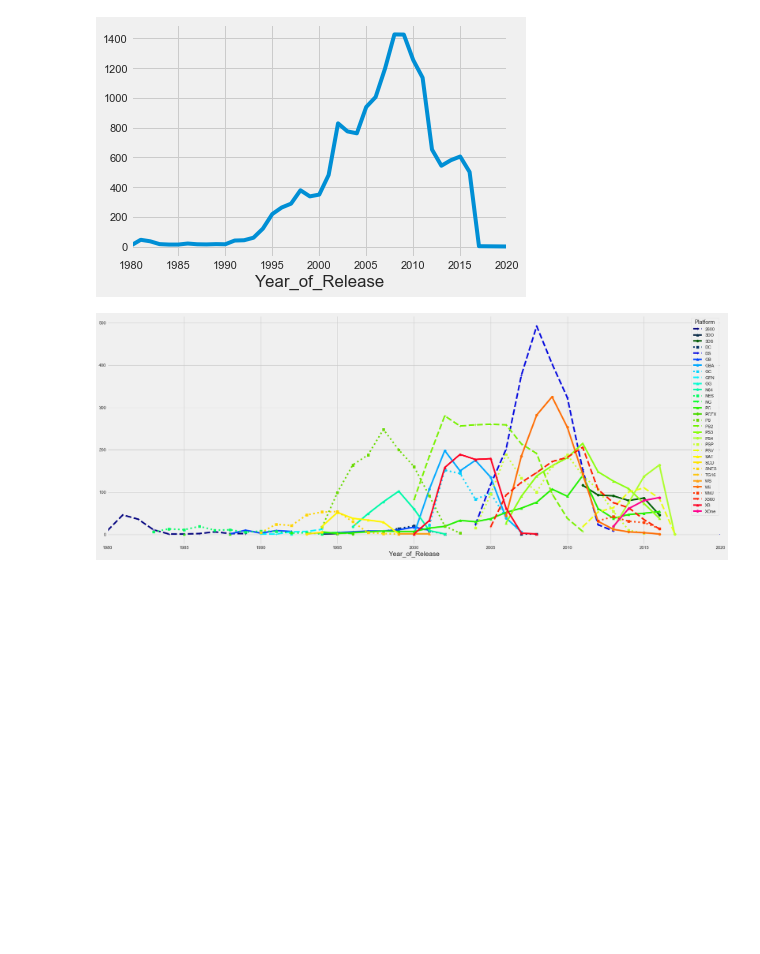
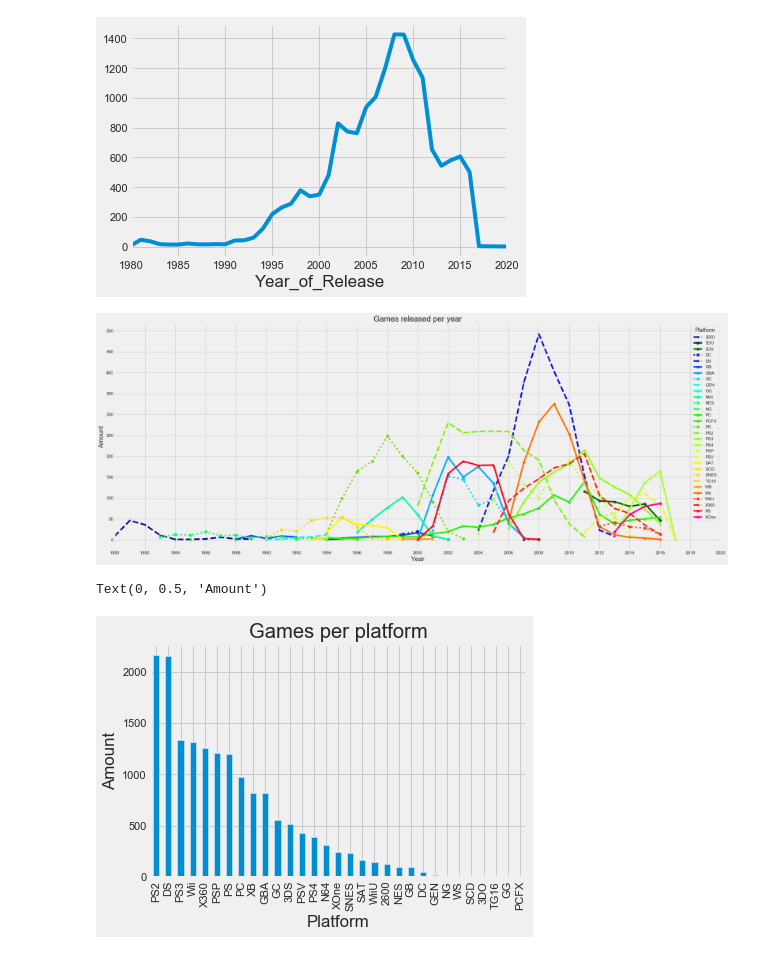
Before and after one commit to Noixas/DataMadness-2020-Video-Games-Sales-2019, a Jupyter notebook: datamadness.ipynb, the cells around one changed output. Saved outputs shown, nothing was run; the diff lists cells and outputs as text; code cells hidden in the pictures; blank space fills up the shorter version.

```diff
--- a/datamadness.ipynb
+++ b/datamadness.ipynb
@@ -233,6 +270,21 @@ colormap = plt.cm.gist_ncar # set colormap for next plot
 linestyle = ["+--","^-",'-o',':s']*10# line styles, 40 plots so we repeat the list 10 times
 colors = [colormap(i) for i in np.linspace(0, 1,number_of_plots)]# colors gradient of colormap
 df_year_platf.unstack().plot(kind='line',style=linestyle,figsize=(25,10), stacked=False,color = colors)
+plt.title('Games released per year')
+plt.xlabel('Year')
+plt.ylabel('Amount')
+# plt.xticks(range(number_of_plots))
+plt.ticks=df.Year_of_Release.unique()
+plt.locator_params(nbins=20)
 plt.show()
 # %% [output]
-[figure, old version]
+[figure, new version]
+# %%
+a = df['Platform'].value_counts()
+a.plot(kind='bar')
+plt.title('Games per platform')
+plt.xlabel('Platform')
+plt.ylabel('Amount')
+# %% [output]
+Text(0, 0.5, 'Amount')
+[figure, added]
```
Also changed, not shown: parts of 9 cells of this notebook.
